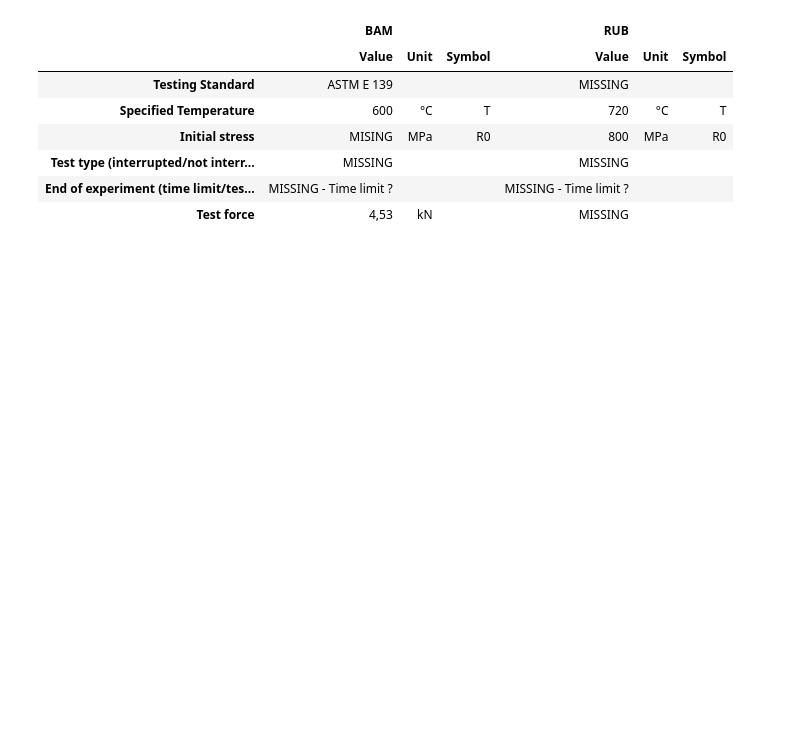
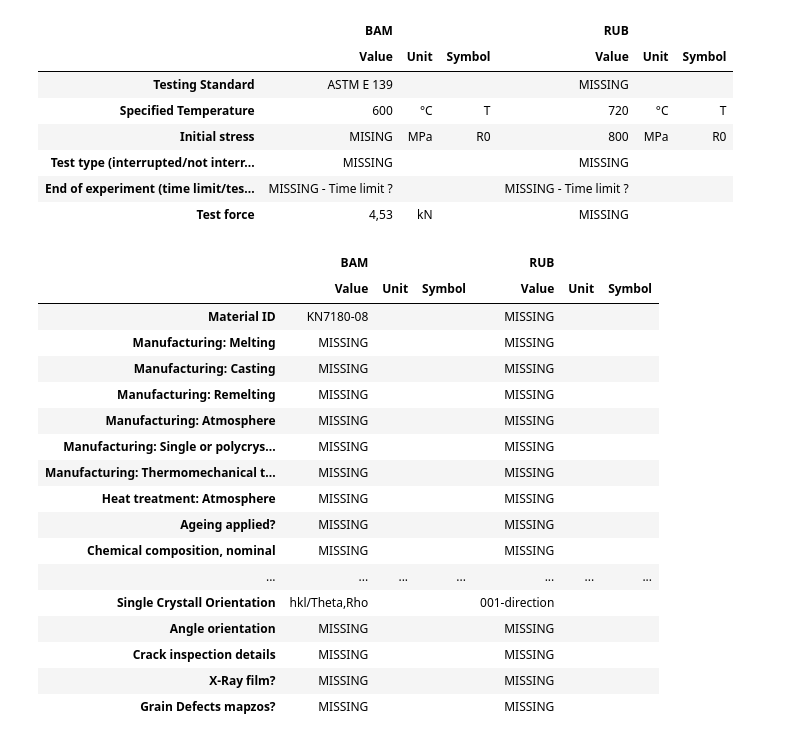
Before and after one commit to luisalexanderavila/IUC02-NFDI-MatWerk, a Jupyter notebook: Notebooks/02_CompareDataSources.ipynb, the cells around one changed output. Saved outputs shown, nothing was run; the diff lists cells and outputs as text; code cells hidden in the pictures; blank space fills up the shorter version.

```diff
--- a/Notebooks/02_CompareDataSources.ipynb
+++ b/Notebooks/02_CompareDataSources.ipynb
@@ -55,0 +58,21 @@ compare_datas.loc[('Metadata', 'Test info', 'Specified test parameters')]
+# %%
+HTML(compare_datas.loc[('Metadata', 'Tested material', 'Material and state')].to_html())
+# %% [output]
+|  | BAM |  |  | RUB |  |  |
+|  | Value | Unit | Symbol | Value | Unit | Symbol |
+| Material ID | KN7180-08 |  |  | MISSING |  |  |
+| Manufacturing: Melting | MISSING |  |  | MISSING |  |  |
+| Manufacturing: Casting | MISSING |  |  | MISSING |  |  |
+| Manufacturing: Remelting | MISSING |  |  | MISSING |  |  |
+| Manufacturing: Atmosphere | MISSING |  |  | MISSING |  |  |
+| Manufacturing: Single or polycrys... | MISSING |  |  | MISSING |  |  |
+| Manufacturing: Thermomechanical t... | MISSING |  |  | MISSING |  |  |
+| Heat treatment: Atmosphere | MISSING |  |  | MISSING |  |  |
+| Ageing applied? | MISSING |  |  | MISSING |  |  |
+| Chemical composition, nominal | MISSING |  |  | MISSING |  |  |
+| ... | ... | ... | ... | ... | ... | ... |
+| Single Crystall Orientation | hkl/Theta,Rho |  |  | 001-direction |  |  |
+| Angle orientation | MISSING |  |  | MISSING |  |  |
+| Crack inspection details | MISSING |  |  | MISSING |  |  |
+| X-Ray film? | MISSING |  |  | MISSING |  |  |
+| Grain Defects mapzos? | MISSING |  |  | MISSING |  |  |
```
Also changed, not shown: parts of 9 cells of this notebook, 4 other files.
